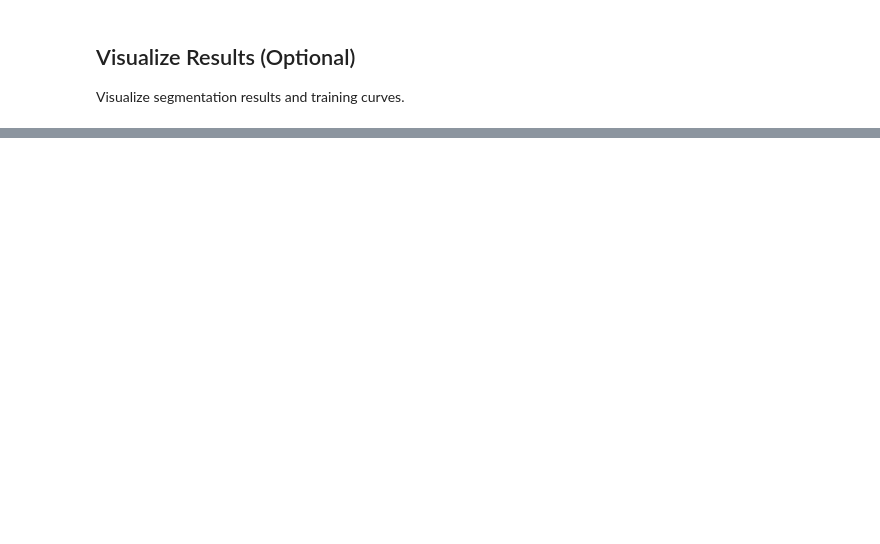
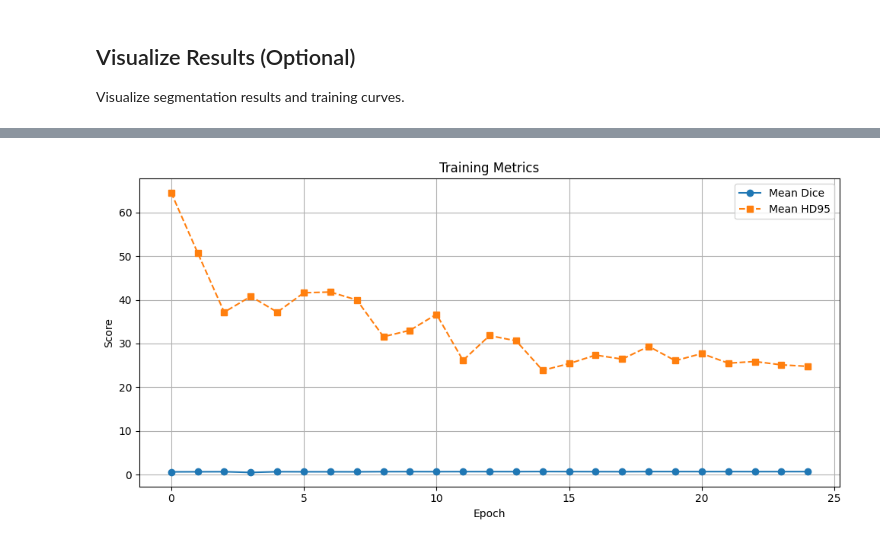
Before and after one commit to devpedromonteiro/BEFUnet, a Jupyter notebook: Colab_BEFUnet.ipynb, the cells around one changed output, grey strips where cells are left out. Cells and saved outputs as stored; diff of their text form; code cells hidden in the pictures; blank space fills up the shorter version.

```diff
--- a/Colab_BEFUnet.ipynb
+++ b/Colab_BEFUnet.ipynb
@@ -265,0 +405,38 @@ else:
+# %%
+# Plot training curves from CSV results
+import pandas as pd
+import matplotlib.pyplot as plt
+import glob
+
+# Find the most recent results CSV file
+csv_files = glob.glob('./results/BEFUnet/*results.csv')
+if csv_files:
+    # Get the most recent file
+    latest_csv = max(csv_files, key=os.path.getctime)
+    print(f"Loading: {latest_csv}")
+
+    df = pd.read_csv(latest_csv, sep='\t')
+    print(f"Columns: {df.columns.tolist()}")
+
+    # Plot Dice curve
+    if 'mean_dice' in df.columns:
+        plt.figure(figsize=(10, 5))
+        plt.plot(df['mean_dice'], marker='o', linestyle='-', label='Mean Dice')
+        if 'mean_hd95' in df.columns:
+            plt.plot(df['mean_hd95'], marker='s', linestyle='--', label='Mean HD95')
+        plt.xlabel('Epoch')
+        plt.ylabel('Score')
+        plt.title('Training Metrics')
+        plt.legend()
+        plt.grid(True)
+        plt.tight_layout()
+        plt.savefig('training_curves.png', dpi=300)
+        plt.show()
+
+        from google.colab import files
+        files.download('training_curves.png')
+    else:
+        print("mean_dice column not found in CSV")
+else:
+    print("No results CSV file found. Run training first.")
+# %% [output]
@@ -265,0 +445 @@ else:
+[figure, added]
```
Also changed, not shown: parts of 19 cells of this notebook.
